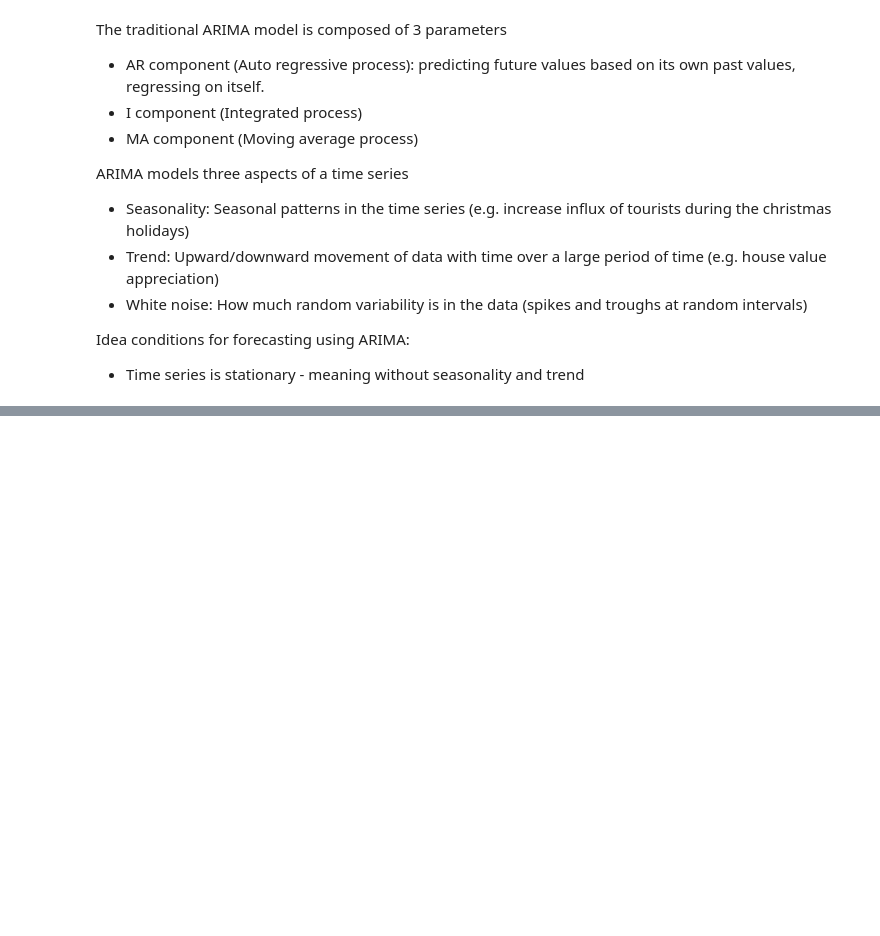
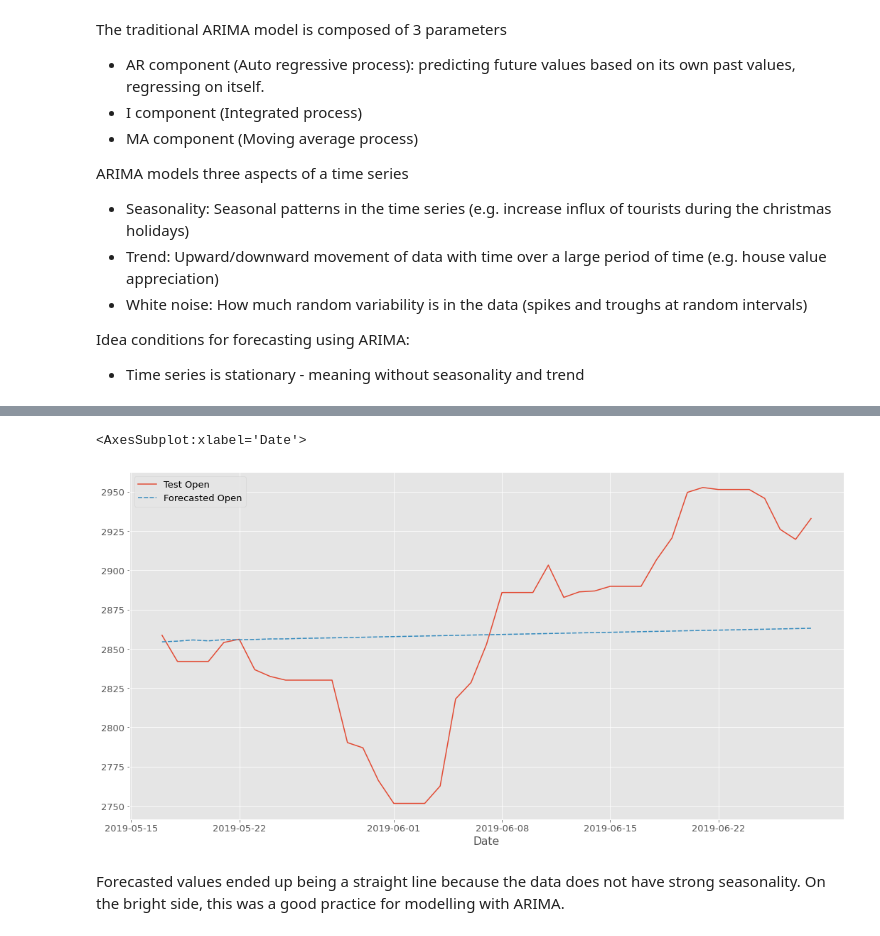
Before and after one commit to Matthewmcsl/datascience-projects, a Jupyter notebook: 1_ARIMA_LSTM_Forecasting/2.ARIMA.ipynb, the cells around one changed output, grey strips where cells are left out. Drawn from its saved outputs; the diff is of its cells as text; code cells hidden in the pictures; blank space fills up the shorter version.

Commit message:
completed ARIMA component

```diff
--- a/1_ARIMA_LSTM_Forecasting/2.ARIMA.ipynb
+++ b/1_ARIMA_LSTM_Forecasting/2.ARIMA.ipynb
@@ -20,0 +50,6 @@ Idea conditions for forecasting using ARIMA:
+# %%
+# getting s&p500 data
+snp500 = yf.download(tickers=['^GSPC'], start='2000-01-03', end='2019-07-01')
+
+# backfilling s&p data with non-trading days
+snp500_backfilled = snp500.asfreq(freq='1D', method='backfill')
@@ -20,0 +60,11 @@ Idea conditions for forecasting using ARIMA:
+# %%
+open_data = snp500_backfilled.Open.to_frame().reset_index()
+
+train = open_data.query('Date >= "2000-01-03" & Date <= "2019-05-16"')
+# set index to date for fitting into ARIMA model
+train = train.set_index(keys=['Date'])
+
+test = open_data.loc[(open_data['Date'] >= '2019-05-17') & (open_data['Date'] <= '2019-07-01')]
+test = test.set_index(keys='Date')
+
+test.head()
@@ -20,0 +86,6 @@ Idea conditions for forecasting using ARIMA:
+# %%
+# declaring an ARIMA model object, with p=2, d=1, q=2
+train_arima = ARIMA(train, order=(2,1,2), freq='D')
+
+# fitting our training data to the model
+train_fit = train_arima.fit()
@@ -20,0 +94,6 @@ Idea conditions for forecasting using ARIMA:
+# %%
+# calling the forecast
+train_forecast = train_fit.forecast(len(test))
+
+# forecast returns 3 components - forecasted values, std error and confidence interval
+train_forecast[0]
@@ -20,0 +112,19 @@ Idea conditions for forecasting using ARIMA:
+# %%
+# forecasted values into a dataframe
+forecasted = pd.DataFrame(train_forecast[0]).rename(columns={0: 'forecast'})
+
+# merge with test data to visualize
+merged = (
+    pd
+    .concat([test.reset_index(), forecasted], axis=1, ignore_index=True)
+    .rename(columns={0: 'Date', 1: 'Test Open', 2: 'Forecasted Open'})
+    .set_index('Date')
+)
+
+# sns.lineplot()
+sns.lineplot(data=merged)
+# %% [output]
+<AxesSubplot:xlabel='Date'>
+[figure, added]
+# %% [markdown]
+Forecasted values ended up being a straight line because the data does not have strong seasonality. On the bright side, this was a good practice for modelling with ARIMA.
```
Also changed, not shown: parts of 12 cells of this notebook, 2 other files.
